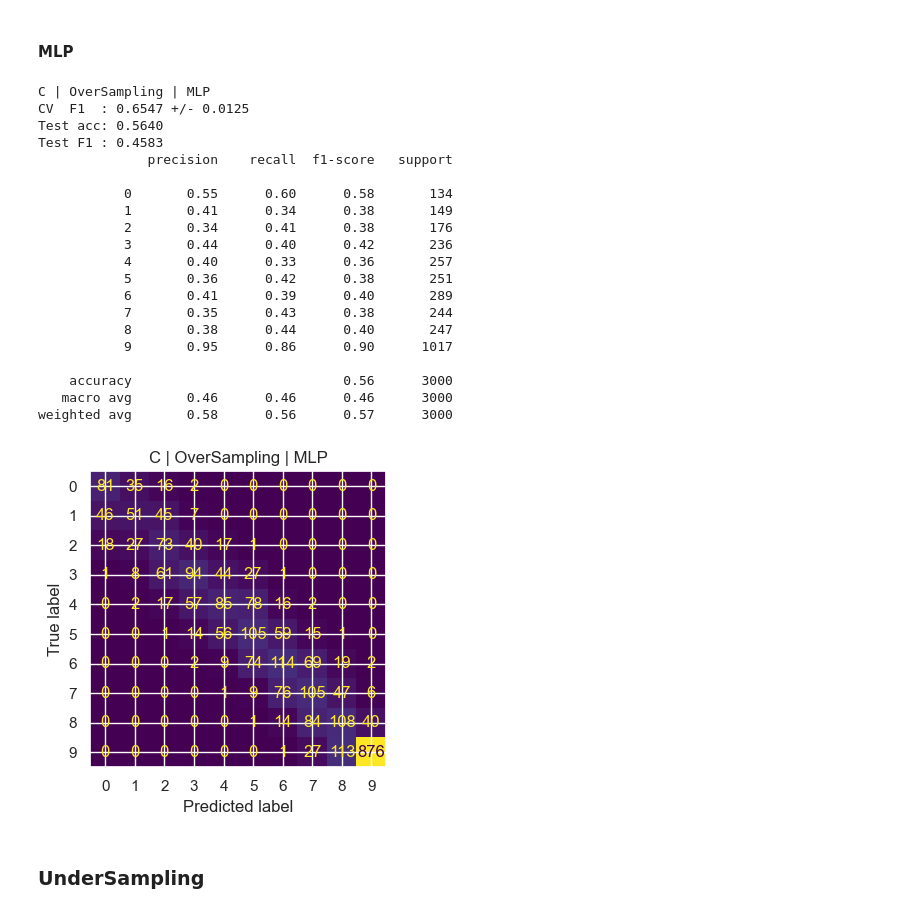
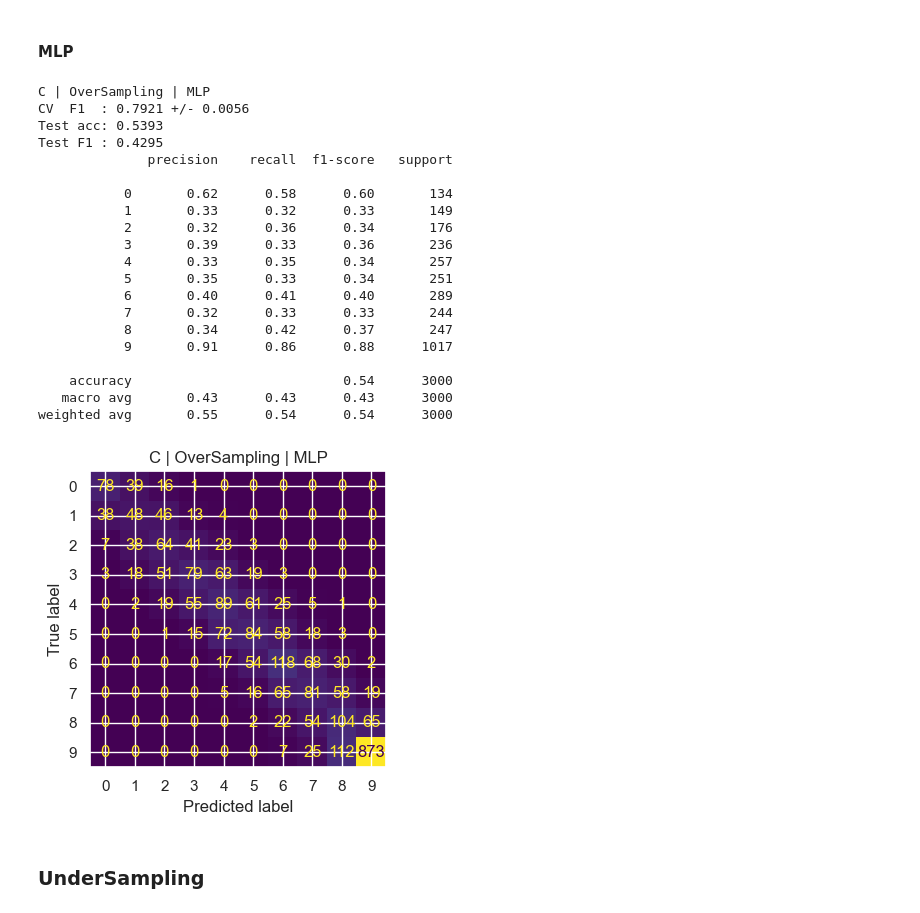
Before and after one commit to diogvasc/projetoAC, a Jupyter notebook: projeto_2.ipynb, the cells around one changed output. Saved outputs shown, nothing was run; the diff lists cells and outputs as text; code cells hidden in the pictures.

```diff
--- a/projeto_2.ipynb
+++ b/projeto_2.ipynb
@@ -294,15 +296,16 @@ y_C = df_clean['stress_C'].reset_index(drop=True)
 C_values = [0.001, 0.01, 0.1, 1, 10, 100]
 
 mlp_configs = {
-    'hidden_layer_sizes': [(50,), (100,), (50, 50), (100, 50), (100, 100)],
-    'learning_rate_init': [0.001, 0.0001],
+    'hidden_layer_sizes': [(50,), (100,), (50, 50), (100, 50), (100, 100), (200,), (150, 100), (100, 100, 50)],
+    'learning_rate_init': [0.001, 0.005, 0.01],
     'activation':         ['logistic', 'relu'],
 }
 
-print("X shape:", X_scaled.shape)
-print("Scenario A classes:", y_A.value_counts().sort_index().to_dict())
-print("Scenario B classes:", y_B.value_counts().sort_index().to_dict())
-print("Scenario C classes:", y_C.value_counts().sort_index().to_dict())
+print('X shape:', X_scaled.shape)
+print('Scenario A classes:', y_A.value_counts().sort_index().to_dict())
+print('Scenario B classes:', y_B.value_counts().sort_index().to_dict())
+print('Scenario C classes:', y_C.value_counts().sort_index().to_dict())
+print('MLP grid size:', len(mlp_configs['hidden_layer_sizes']) * len(mlp_configs['learning_rate_init']) * len(mlp_configs['activation']), 'configs')
 # %% [output]
 X shape: (15000, 11)
 Scenario A classes: {0: 4106, 1: 10894}
@@ -928,33 +932,33 @@ weighted avg       0.62      0.60      0.60      3000
 # %%
 mlp_C_ov = MLPClassifier(
     hidden_layer_sizes=ast.literal_eval(best_mlp_C_cfg['hidden']),
     learning_rate_init=best_mlp_C_cfg['lr'],
     activation=best_mlp_C_cfg['act'],
-    max_iter=2000, early_stopping=True, n_iter_no_change=15, validation_fraction=0.1, random_state=1)
+    max_iter=2000, random_state=1)
 res_mlp_C_over = evaluate(mlp_C_ov, X_over_C, y_over_C, X_test_C, y_test_C,
                            label="C | OverSampling | MLP")
 # %% [output]
 C | OverSampling | MLP
-CV  F1  : 0.6547 +/- 0.0125
-Test acc: 0.5640
-Test F1 : 0.4583
+CV  F1  : 0.7921 +/- 0.0056
+Test acc: 0.5393
+Test F1 : 0.4295
               precision    recall  f1-score   support
 
-           0       0.55      0.60      0.58       134
-           1       0.41      0.34      0.38       149
-           2       0.34      0.41      0.38       176
-           3       0.44      0.40      0.42       236
-           4       0.40      0.33      0.36       257
-           5       0.36      0.42      0.38       251
-           6       0.41      0.39      0.40       289
-           7       0.35      0.43      0.38       244
-           8       0.38      0.44      0.40       247
-           9       0.95      0.86      0.90      1017
+           0       0.62      0.58      0.60       134
+           1       0.33      0.32      0.33       149
+           2       0.32      0.36      0.34       176
+           3       0.39      0.33      0.36       236
+           4       0.33      0.35      0.34       257
+           5       0.35      0.33      0.34       251
+           6       0.40      0.41      0.40       289
+           7       0.32      0.33      0.33       244
+           8       0.34      0.42      0.37       247
+           9       0.91      0.86      0.88      1017
 
-    accuracy                           0.56      3000
-   macro avg       0.46      0.46      0.46      3000
-weighted avg       0.58      0.56      0.57      3000
+    accuracy                           0.54      3000
+   macro avg       0.43      0.43      0.43      3000
+weighted avg       0.55      0.54      0.54      3000
-[figure, old version]
+[figure, new version]
 # %% [markdown]
 ### UnderSampling
 # %%
```
Also changed, not shown: parts of 18 cells of this notebook.
